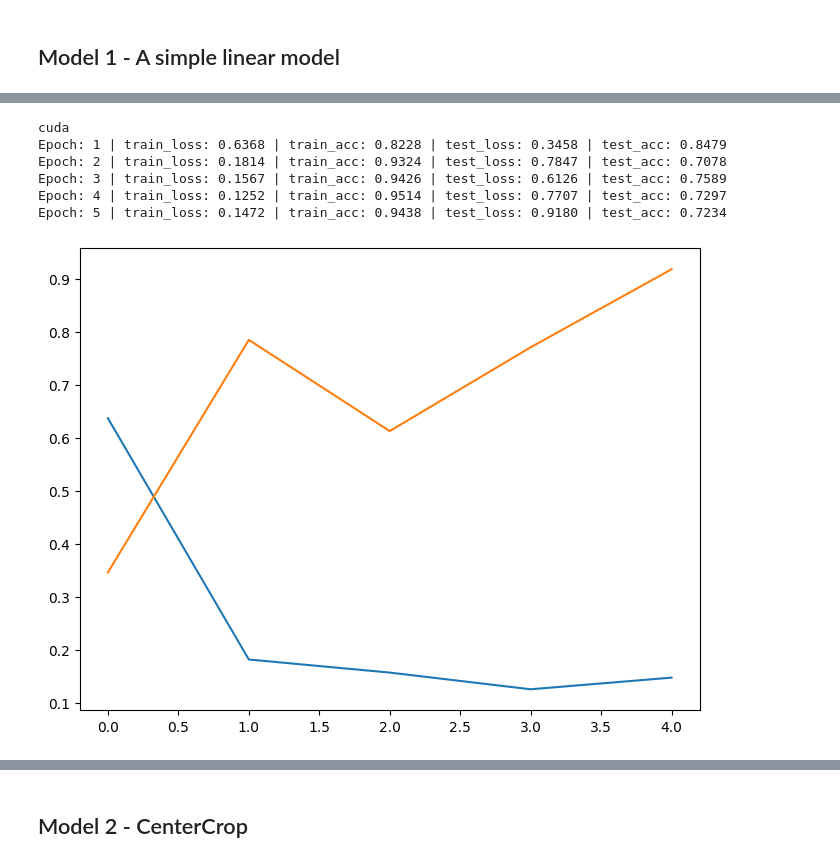
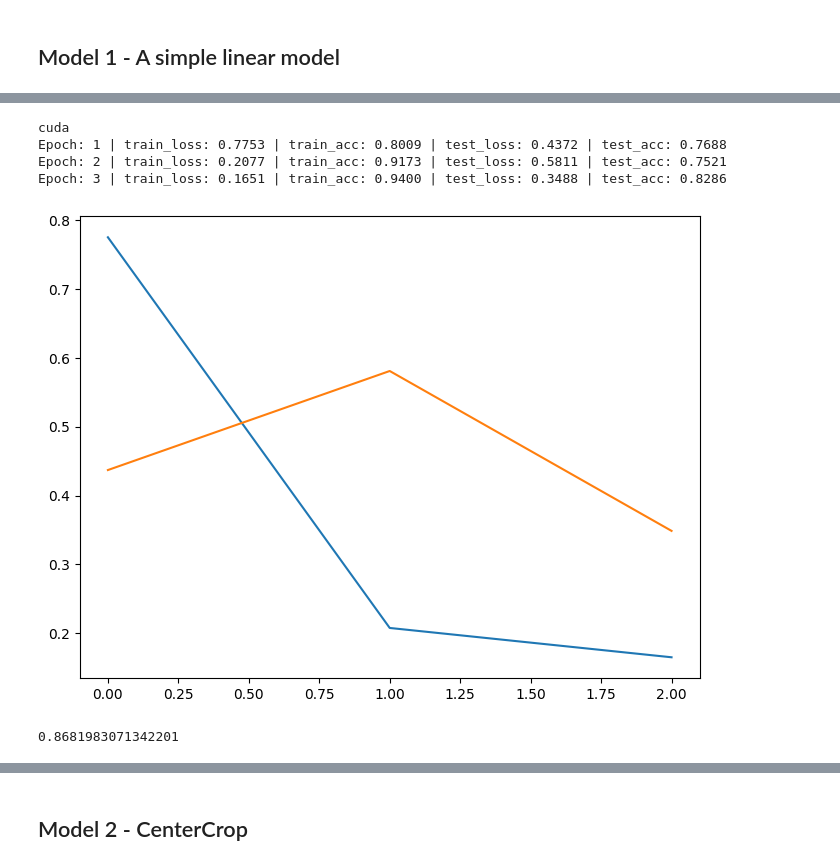
Before and after one commit to jackgoodsall/PneumoniaCVProblem, a Jupyter notebook: Experimentation/InitialInvestigation.ipynb, the cells around one changed output, grey strips where cells are left out. Drawn from its saved outputs; the diff is of its cells as text; code cells hidden in the pictures.

Commit message:
Simple models

```diff
--- a/Experimentation/InitialInvestigation.ipynb
+++ b/Experimentation/InitialInvestigation.ipynb
@@ -37,7 +37,7 @@ DATA_DIR = "../Data"
 
 
 
-TRAINING_MODEL_NUMBER = 2
+TRAINING_MODEL_NUMBER = 0
 SAVE_MODEL = True
 LOAD_ALL_MODELS = True
 # %% [markdown]
@@ -454,7 +465,7 @@ class PnuomniaSimpleFFv1(nn.Module):
     def forward(self, x : torch.Tensor) -> torch.Tensor:
         return self.linear(x)
 # %%
-TRAINING_MODEL_NUMBER = 1
+
 if TRAINING_MODEL_NUMBER == 1:
 
     transform = transforms.Compose(
@@ -466,41 +477,36 @@ if TRAINING_MODEL_NUMBER == 1:
     print(DEVICE)
     modelv1 = PnuomniaSimpleFFv1()
     modelv1.to(DEVICE)
 
 
     loss_func = torch.nn.CrossEntropyLoss()
     train_model(train_data,
                 test_data,
                 modelv1,
                 loss_func,
-                epoches = 5
+                epoches = 3
                 )
 
     torch.save(modelv1.state_dict(), f'../Models/model_v{TRAINING_MODEL_NUMBER}_weights.pth')
     evalutation_model(modelv1, test_data, loss_func)
 elif LOAD_ALL_MODELS:
     try:
         transform = transforms.Compose(
                                     (
                                 transforms.Resize((56, 56)),
                                 transforms.ToTensor())
                                 )
         loss_func = torch.nn.CrossEntropyLoss()
         train_data, test_data = create_dataloaders(TRAIN_DIR, TEST_DIR, transform, 64, NUM_WORKERS)
         modelv1 = PnuomniaSimpleFFv1()
         modelv1.load_state_dict(torch.load('../Models/model_v1_weights.pth'))
         evalutation_model(modelv1, test_data, loss_func)
     except:
         print("Failed to load model")
-
-
-
-TRAINING_MODEL_NUMBER = 2
 # %% [output]
 cuda
-Epoch: 1 | train_loss: 0.6368 | train_acc: 0.8228 | test_loss: 0.3458 | test_acc: 0.8479
-Epoch: 2 | train_loss: 0.1814 | train_acc: 0.9324 | test_loss: 0.7847 | test_acc: 0.7078
-Epoch: 3 | train_loss: 0.1567 | train_acc: 0.9426 | test_loss: 0.6126 | test_acc: 0.7589
-Epoch: 4 | train_loss: 0.1252 | train_acc: 0.9514 | test_loss: 0.7707 | test_acc: 0.7297
-Epoch: 5 | train_loss: 0.1472 | train_acc: 0.9438 | test_loss: 0.9180 | test_acc: 0.7234
+Epoch: 1 | train_loss: 0.7753 | train_acc: 0.8009 | test_loss: 0.4372 | test_acc: 0.7688
+Epoch: 2 | train_loss: 0.2077 | train_acc: 0.9173 | test_loss: 0.5811 | test_acc: 0.7521
+Epoch: 3 | train_loss: 0.1651 | train_acc: 0.9400 | test_loss: 0.3488 | test_acc: 0.8286
-[figure, old version]
+[figure, new version]
+0.8681983071342201
```
Also changed, not shown: parts of 13 cells of this notebook.
